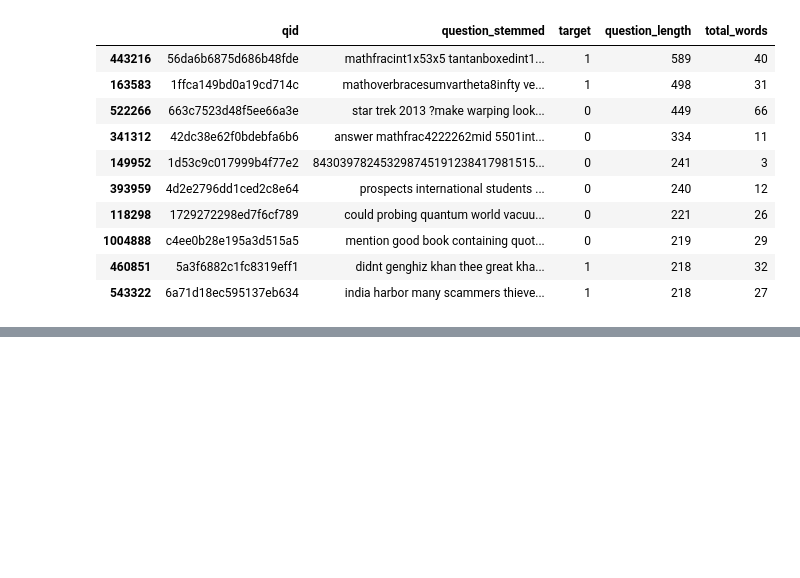
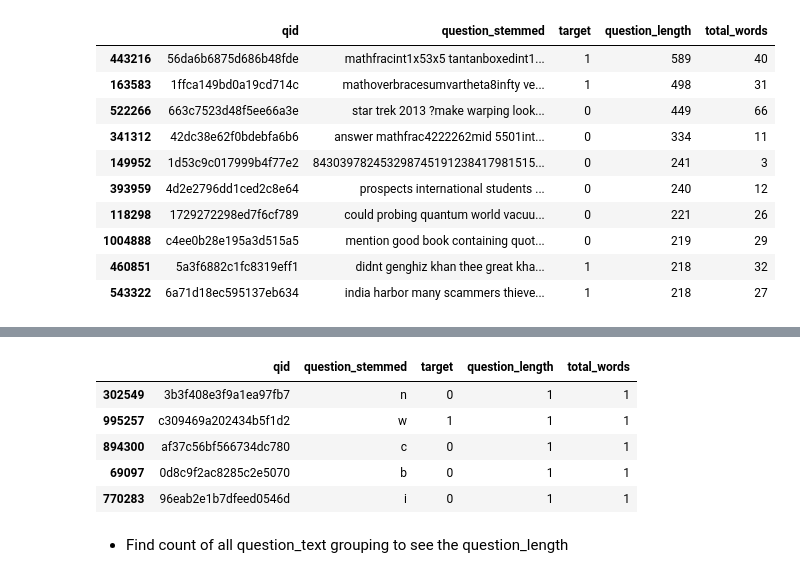
Before and after one commit to shalin4788/Springboard-Do-not-refer-, a Jupyter notebook: Capstone Two/Quora Insincere Capstone Data Wrangling.ipynb, the cells around one changed output, grey strips where cells are left out. Saved outputs shown, nothing was run; the diff lists cells and outputs as text; code cells hidden in the pictures; blank space fills up the shorter version.

```diff
--- a/Capstone Two/Quora Insincere Capstone Data Wrangling.ipynb
+++ b/Capstone Two/Quora Insincere Capstone Data Wrangling.ipynb
@@ -407,0 +455,11 @@ quora_df.head(10)
+# %%
+quora_df.tail(5)
+# %% [output]
+|  | qid | question_stemmed | target | question_length | total_words |
+| 302549 | 3b3f408e3f9a1ea97fb7 | n | 0 | 1 | 1 |
+| 995257 | c309469a202434b5f1d2 | w | 1 | 1 | 1 |
+| 894300 | af37c56bf566734dc780 | c | 0 | 1 | 1 |
+| 69097 | 0d8c9f2ac8285c2e5070 | b | 0 | 1 | 1 |
+| 770283 | 96eab2e1b7dfeed0546d | i | 0 | 1 | 1 |
+# %% [markdown]
+- Find count of all question_text grouping to see the question_length
```
Also changed, not shown: parts of 15 cells of this notebook.
